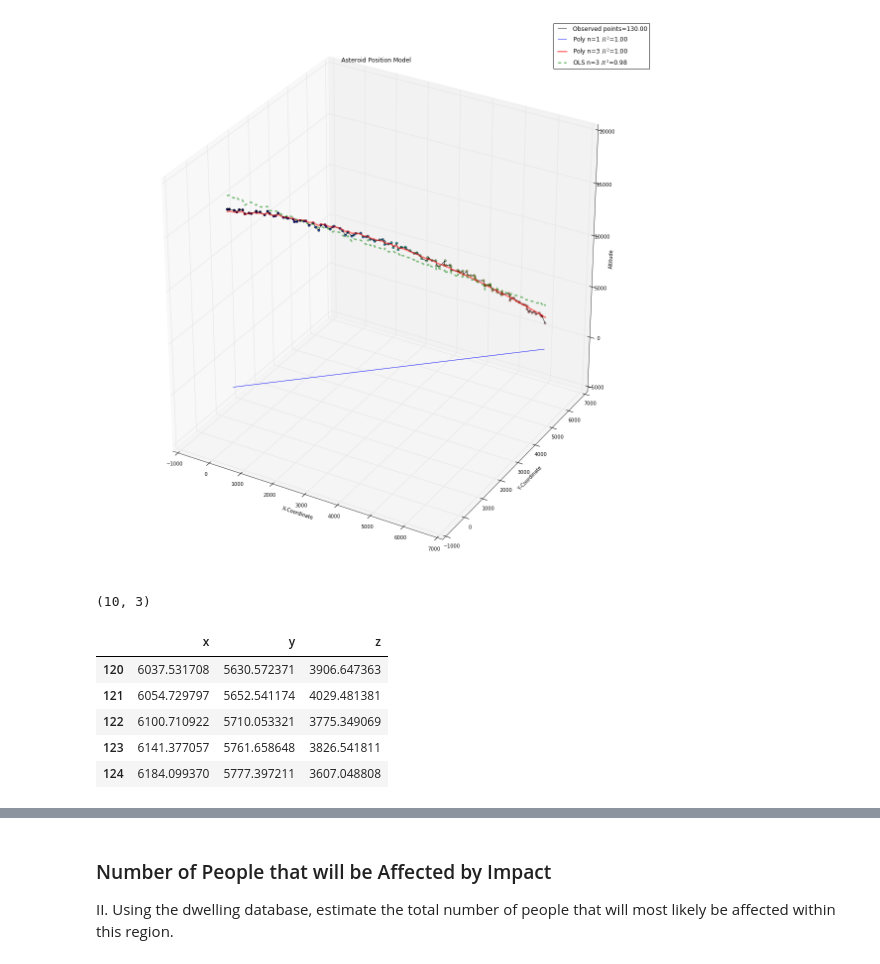
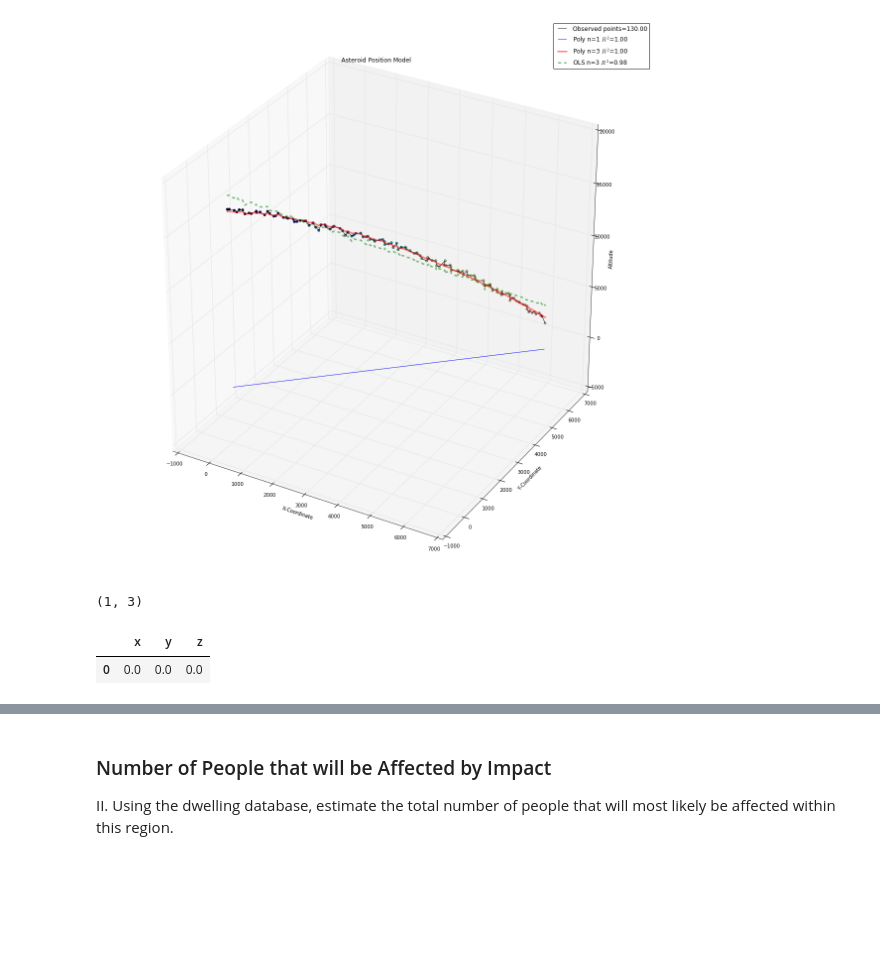
Before and after one commit to rickfarmer/harvard-cs-109a-data-science, a Jupyter notebook: Farmer_Rick_CS109A_Midterm.ipynb, the cells around one changed output, grey strips where cells are left out. Saved outputs shown, nothing was run; the diff lists cells and outputs as text; code cells hidden in the pictures; blank space fills up the shorter version.

```diff
--- a/Farmer_Rick_CS109A_Midterm.ipynb
+++ b/Farmer_Rick_CS109A_Midterm.ipynb
@@ -401,16 +401,13 @@ plt.show()
 #print(anova_lm(ols_model))
 # %% [output]
 [figure]
-# %%
-# Drop the time feature to simplify the data for multiple regression
-df = df[-20:]
-print df.shape
-df.head()
-# %% [output]
-(10, 3)
-|  | x | y | z |
-| 120 | 6037.531708 | 5630.572371 | 3906.647363 |
-| 121 | 6054.729797 | 5652.541174 | 4029.481381 |
-| 122 | 6100.710922 | 5710.053321 | 3775.349069 |
-| 123 | 6141.377057 | 5761.658648 | 3826.541811 |
-| 124 | 6184.099370 | 5777.397211 | 3607.048808 |
+# %%
+d = {'x': 0.0, 'y': 0.0, 'z': 0.0}
+strike_df = pd.DataFrame(data=d, index=[0])
+
+print strike_df.shape
+strike_df.head()
+# %% [output]
+(1, 3)
+|  | x | y | z |
+| 0 | 0.0 | 0.0 | 0.0 |
```
Also changed, not shown: parts of 1 cell of this notebook.
